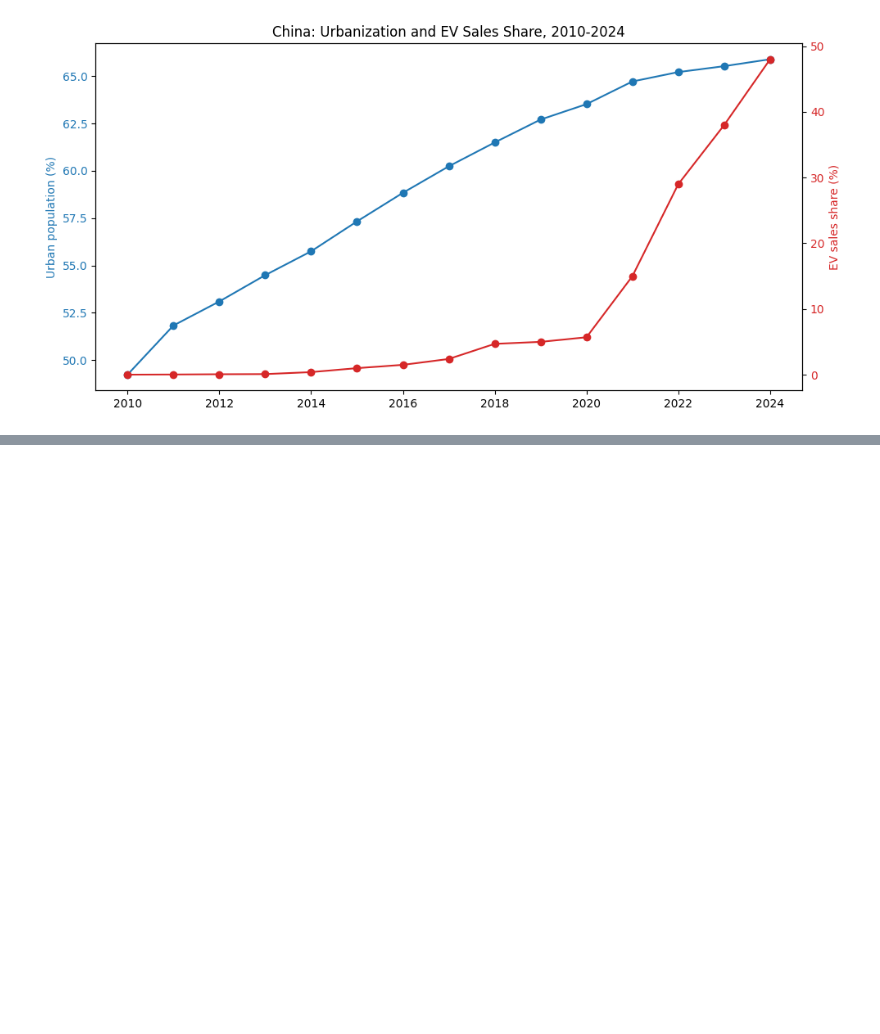
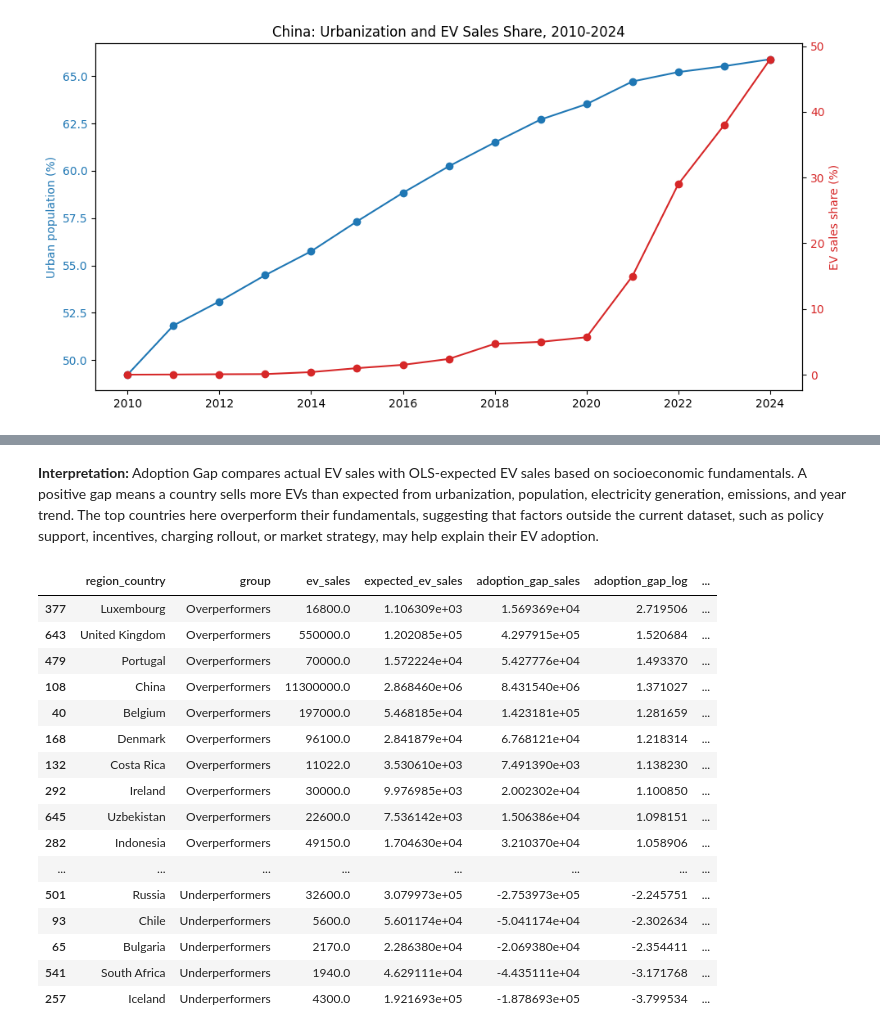
Before and after one commit to mei-glow/data-visualization-shiny, a Jupyter notebook: Causality test.ipynb, the cells around one changed output, grey strips where cells are left out. Saved outputs shown, nothing was run; the diff lists cells and outputs as text; code cells hidden in the pictures; blank space fills up the shorter version.

```diff
--- a/Causality test.ipynb
+++ b/Causality test.ipynb
@@ -652,0 +688,43 @@ Exported:
+# %% [markdown]
+**Interpretation:** Adoption Gap compares actual EV sales with OLS-expected EV sales based on socioeconomic fundamentals. A positive gap means a country sells more EVs than expected from urbanization, population, electricity generation, emissions, and year trend. The top countries here overperform their fundamentals, suggesting that factors outside the current dataset, such as policy support, incentives, charging rollout, or market strategy, may help explain their EV adoption.
+# %%
+top_overperformers = adoption_gap_2024.head(10).copy()
+top_underperformers = adoption_gap_2024.tail(10).copy()
+
+gap_summary = pd.concat([
+    top_overperformers.assign(group="Overperformers"),
+    top_underperformers.assign(group="Underperformers")
+])
+
+gap_summary = gap_summary[
+    [
+        "region_country",
+        "group",
+        "ev_sales",
+        "expected_ev_sales",
+        "adoption_gap_sales",
+        "adoption_gap_log",
+        "ev_sales_share",
+        "Urban_pct"
+    ]
+].sort_values("adoption_gap_log", ascending=False)
+
+gap_summary
+# %% [output]
+|  | region_country | group | ev_sales | expected_ev_sales | adoption_gap_sales | adoption_gap_log | ... |
+| 377 | Luxembourg | Overperformers | 16800.0 | 1.106309e+03 | 1.569369e+04 | 2.719506 | ... |
+| 643 | United Kingdom | Overperformers | 550000.0 | 1.202085e+05 | 4.297915e+05 | 1.520684 | ... |
+| 479 | Portugal | Overperformers | 70000.0 | 1.572224e+04 | 5.427776e+04 | 1.493370 | ... |
+| 108 | China | Overperformers | 11300000.0 | 2.868460e+06 | 8.431540e+06 | 1.371027 | ... |
+| 40 | Belgium | Overperformers | 197000.0 | 5.468185e+04 | 1.423181e+05 | 1.281659 | ... |
+| 168 | Denmark | Overperformers | 96100.0 | 2.841879e+04 | 6.768121e+04 | 1.218314 | ... |
+| 132 | Costa Rica | Overperformers | 11022.0 | 3.530610e+03 | 7.491390e+03 | 1.138230 | ... |
+| 292 | Ireland | Overperformers | 30000.0 | 9.976985e+03 | 2.002302e+04 | 1.100850 | ... |
+| 645 | Uzbekistan | Overperformers | 22600.0 | 7.536142e+03 | 1.506386e+04 | 1.098151 | ... |
+| 282 | Indonesia | Overperformers | 49150.0 | 1.704630e+04 | 3.210370e+04 | 1.058906 | ... |
+| ... | ... | ... | ... | ... | ... | ... | ... |
+| 501 | Russia | Underperformers | 32600.0 | 3.079973e+05 | -2.753973e+05 | -2.245751 | ... |
+| 93 | Chile | Underperformers | 5600.0 | 5.601174e+04 | -5.041174e+04 | -2.302634 | ... |
+| 65 | Bulgaria | Underperformers | 2170.0 | 2.286380e+04 | -2.069380e+04 | -2.354411 | ... |
+| 541 | South Africa | Underperformers | 1940.0 | 4.629111e+04 | -4.435111e+04 | -3.171768 | ... |
+| 257 | Iceland | Underperformers | 4300.0 | 1.921693e+05 | -1.878693e+05 | -3.799534 | ... |
```
Also changed, not shown: parts of 26 cells of this notebook.
